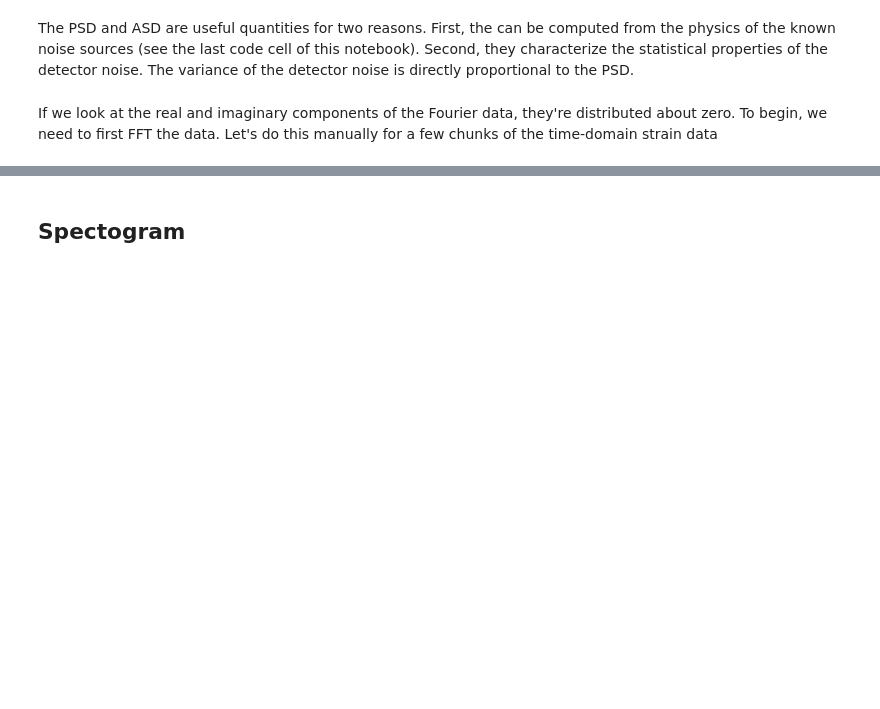
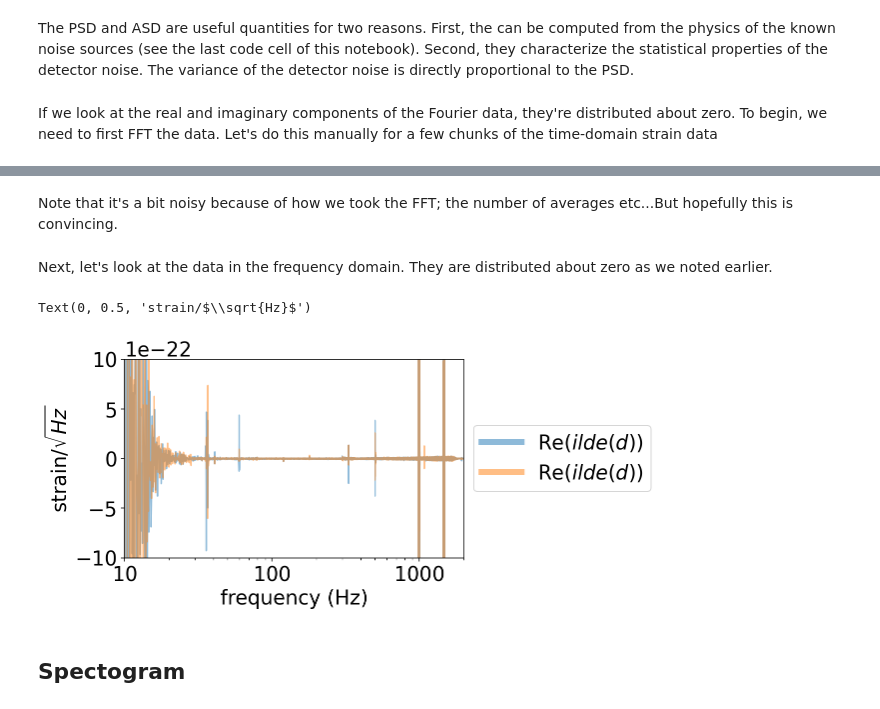
Before and after one commit to rory-smith/Lectures-on-inference-in-GW-astronomy, a Jupyter notebook: Lecture_1_Intro_to_LIGO_data_and_signals_adelaide.ipynb, the cells around one changed output, grey strips where cells are left out. Drawn from its saved outputs; the diff is of its cells as text; code cells hidden in the pictures; blank space fills up the shorter version.

```diff
--- a/Lecture_1_Intro_to_LIGO_data_and_signals_adelaide.ipynb
+++ b/Lecture_1_Intro_to_LIGO_data_and_signals_adelaide.ipynb
@@ -439,3 +457,20 @@ Which is often used in the statistics literature
+# %% [markdown]
+Note that it's a bit noisy because of how we took the FFT; the number of averages etc...But hopefully this is convincing.
+# %% [markdown]
+Next, let's look at the data in the frequency domain. They are distributed about zero as we noted earlier.
+# %%
+
+plt.semilogx(fseries, _FT[0].real,label='Re($\tilde(d)$)',alpha=0.5)
+plt.semilogx(fseries, _FT[0].imag,label='Re($\tilde(d)$)',alpha=0.5)
+
+plt.legend(loc='center left', bbox_to_anchor=(1, 0.5))
+plt.xlim(10,2000)
+plt.ylim(-1e-21,1e-21)
+plt.xlabel("frequency (Hz)")
+plt.ylabel("strain/$\sqrt{Hz}$")
+# %% [output]
+Text(0, 0.5, 'strain/$\\sqrt{Hz}$')
+[figure, added]
 # %% [markdown]
 ## Spectogram
 # %% [markdown]
```
Also changed, not shown: parts of 5 cells of this notebook.
